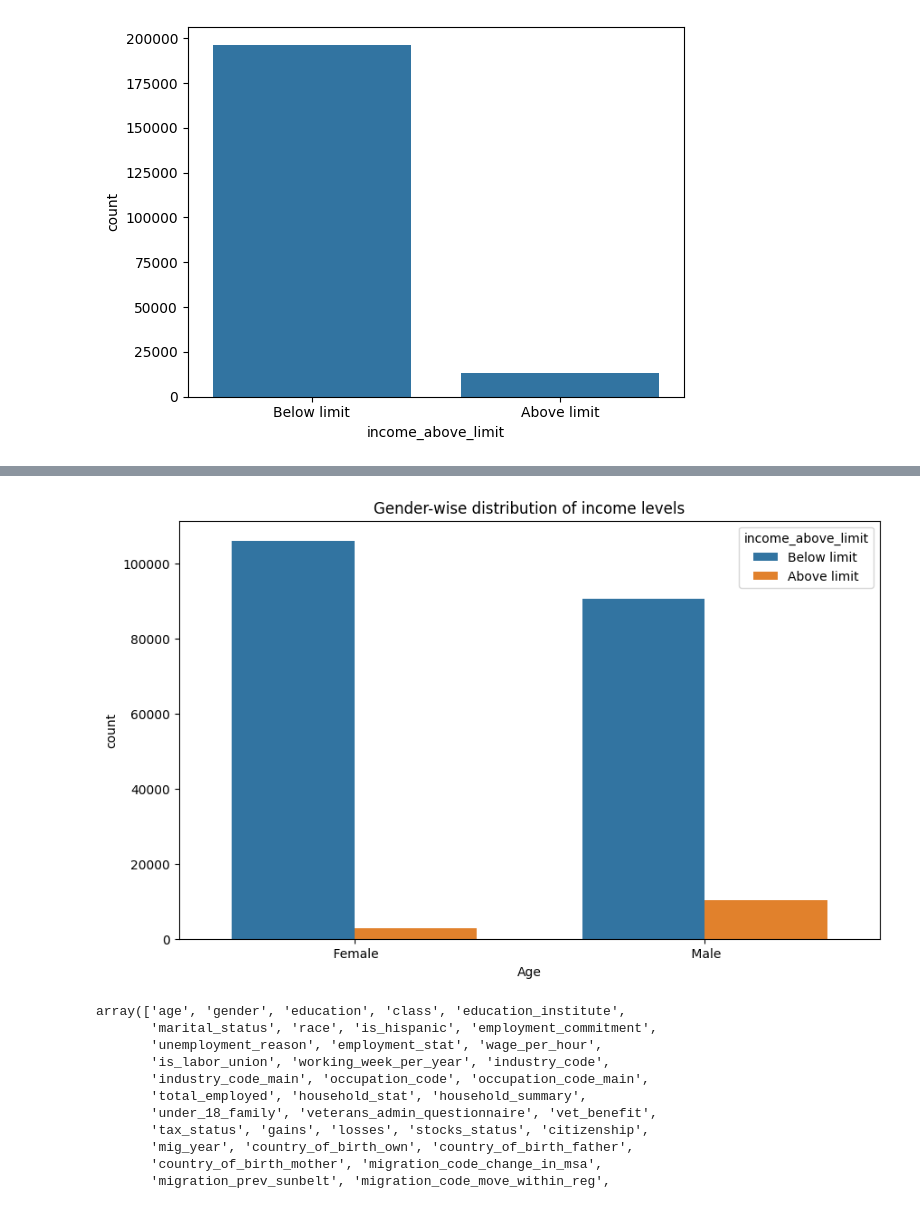
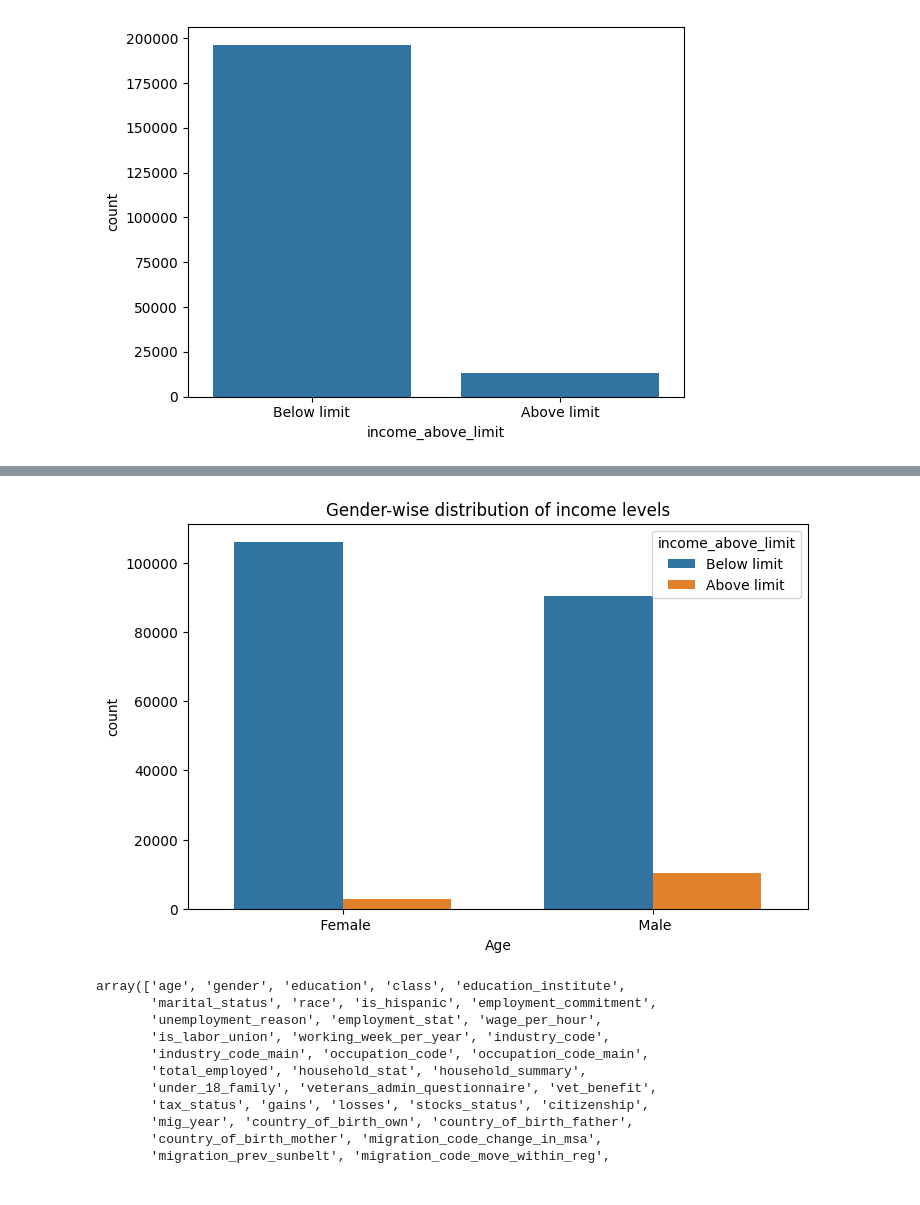
Before and after one commit to jatin-thakur-20/IIP-Project_2, a Jupyter notebook: iip_project_start.ipynb, the cells around one changed output, grey strips where cells are left out. Cells and saved outputs as stored; diff of their text form; code cells hidden in the pictures.

```diff
--- a/iip_project_start.ipynb
+++ b/iip_project_start.ipynb
@@ -143,5 +131,7 @@ sns.countplot(x=df['income_above_limit']) # the imbalance in the target variable
 # %% [output]
 <Axes: xlabel='income_above_limit', ylabel='count'>
 [figure]
+# %%
+df.replace({' ?':np.nan},inplace=True)
 # %%
 for col in df.columns.values:
@@ -177,11 +167,11 @@ plt.show()
 # %%
-plt.figure(figsize=(10,6))
+plt.figure(figsize=(8,5))
 sns.countplot(data = df,x='gender',hue='income_above_limit',width=0.7)
 plt.xlabel('Age')
 plt.title('Gender-wise distribution of income levels')
 plt.show()
 # %% [output]
-[figure, old version]
+[figure, new version]
 # %%
 df.columns.values
 # %% [output]
```
Also changed, not shown: parts of 52 cells of this notebook, 1 other file.
